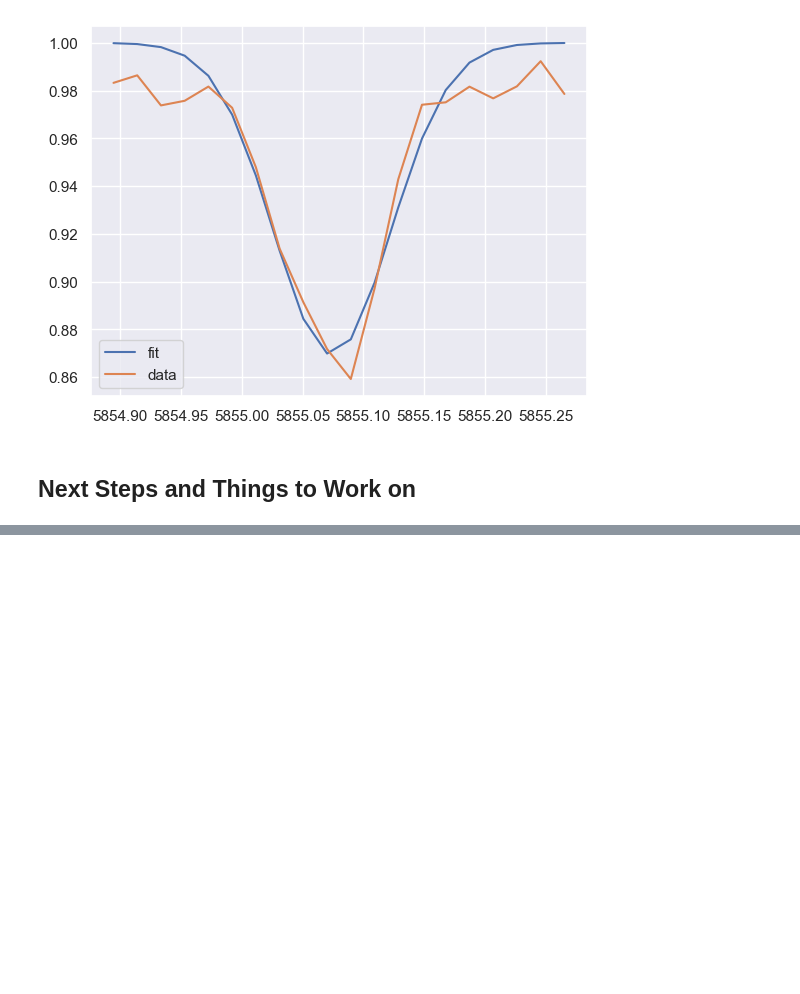
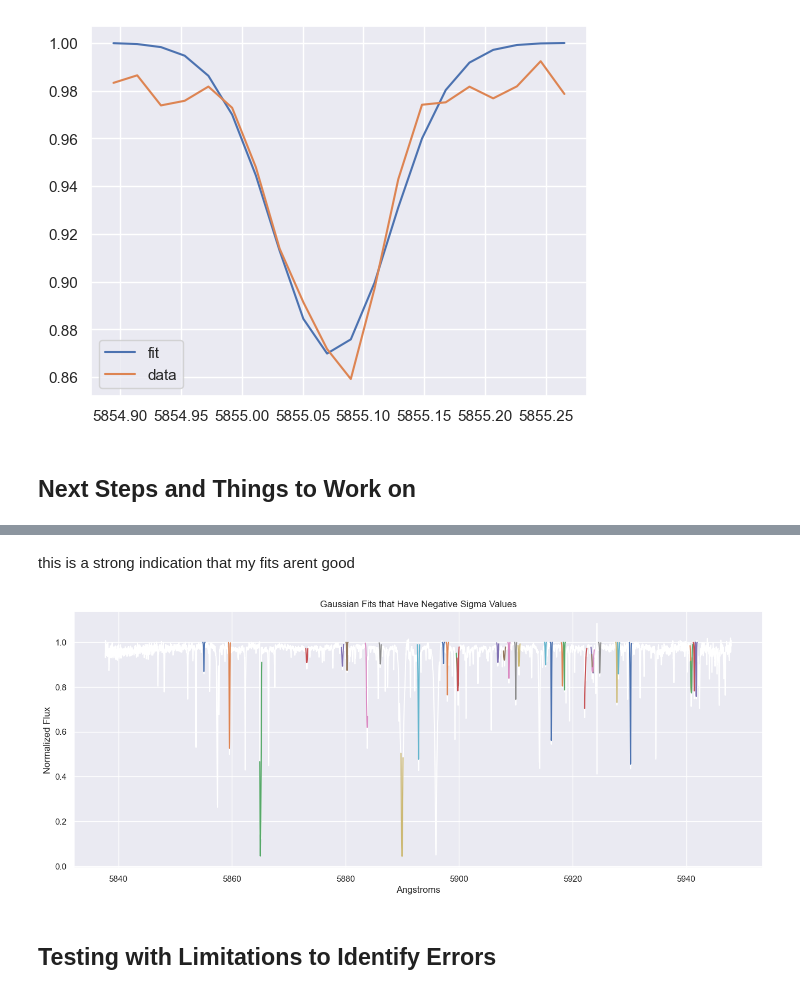
Before and after one commit to howardisaacson/Intro-2-Spectra, a Jupyter notebook: analysis/NEID_analysis/PSF finder.ipynb, the cells around one changed output, grey strips where cells are left out. Saved outputs shown, nothing was run; the diff lists cells and outputs as text; code cells hidden in the pictures; blank space fills up the shorter version.

```diff
--- a/analysis/NEID_analysis/PSF finder.ipynb
+++ b/analysis/NEID_analysis/PSF finder.ipynb
@@ -335,0 +355,18 @@ for j in values:
+# %% [markdown]
+this is a strong indication that my fits arent good
+# %%
+plt.figure(figsize = (16,6))
+plt.plot(wl,fl, color = 'white')
+
+for j in test_values:
+    fit2,cov = curve_fit(gaussian,x_ranges[j], y_ranges[j], p0 = [amps[j],means[j],stds[j]],absolute_sigma=True, maxfev = 800000)
+    gaussian_2 = gaussian(x_ranges[j],fit2[0],fit2[1],fit2[2])
+    plt.plot(x_ranges[j],gaussian_2)
+plt.title('Gaussian Fits that Have Negative Sigma Values')
+plt.xlabel('Angstroms')
+plt.ylabel('Normalized Flux')
+plt.show()
+# %% [output]
+[figure, added]
+# %% [markdown]
+## Testing with Limitations to Identify Errors
```
Also changed, not shown: parts of 6 cells of this notebook, 5 other files.
